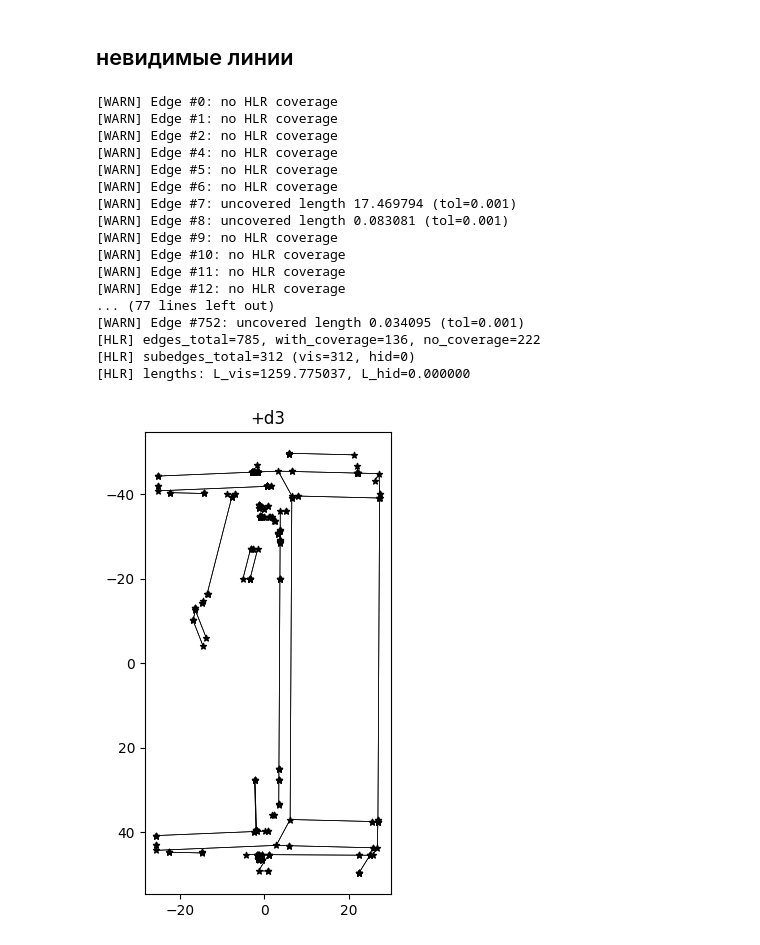
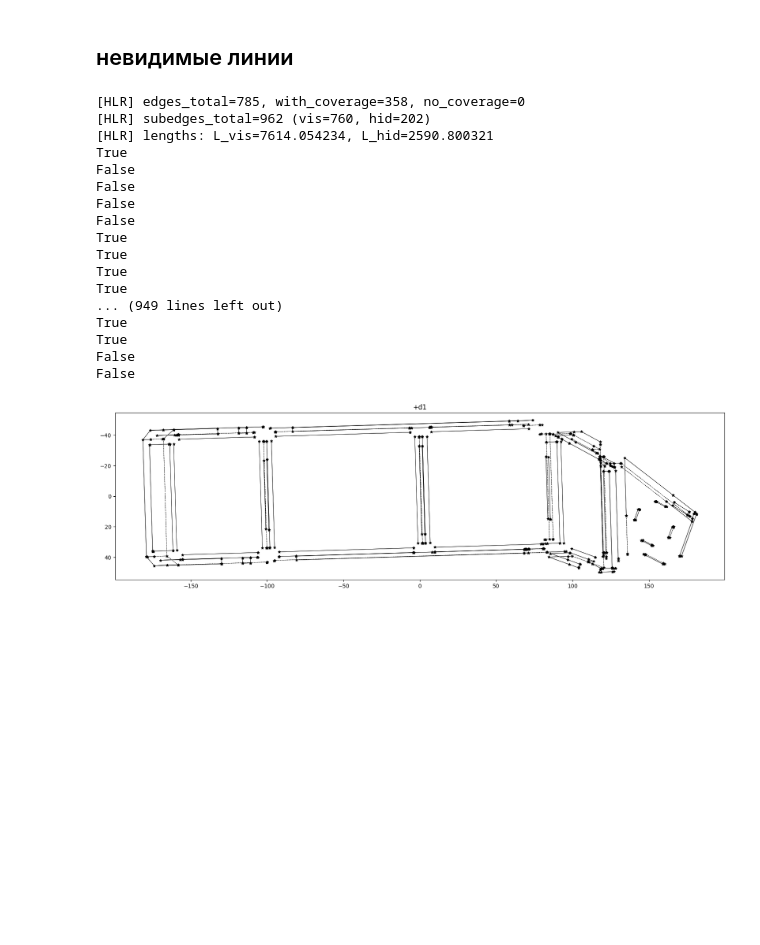
Before and after one commit to borisyich/make_drafting, a Jupyter notebook: notebooks/03_analytic_views.ipynb, the cells around one changed output. Drawn from its saved outputs; the diff is of its cells as text; code cells hidden in the pictures; blank space fills up the shorter version.

Commit message:
add unvisible lines to views

```diff
--- a/notebooks/03_analytic_views.ipynb
+++ b/notebooks/03_analytic_views.ipynb
@@ -500,42 +534,42 @@ plt.show()
 # %%
 from afr3d.drafting.drafting_vertices import build_topology_view_with_hlr_segments
 from afr3d.drafting.plotting import plot_analytic_view_with_vertices
 from afr3d.drafting.views import build_linear_view
 
-vdef = view_defs[4]              # например "+d1"
+vdef = view_defs[0]              # например "+d1"
 segments = build_linear_view(shape, vdef.ax2)    # List[ProjectedSegment2D] для этого вида
 
 view_topo = build_topology_view_with_hlr_segments(
     shape=shape,
     view_name=vdef.name,
     ax2=vdef.ax2,
     hlr_segments=segments,
 )
 
-fig, ax = plt.subplots(figsize=(12, 6))
+fig, ax = plt.subplots(figsize=(20, 6))
 plot_analytic_view_with_vertices(
     ax,
     view_topo,
     title=view_topo.name,
     show_hidden=True,         # ← рисуем скрытые пунктиром
 )
 plt.show()
 # %% [output]
-[WARN] Edge #0: no HLR coverage
-[WARN] Edge #1: no HLR coverage
-[WARN] Edge #2: no HLR coverage
-[WARN] Edge #4: no HLR coverage
-[WARN] Edge #5: no HLR coverage
-[WARN] Edge #6: no HLR coverage
-[WARN] Edge #7: uncovered length 17.469794 (tol=0.001)
-[WARN] Edge #8: uncovered length 0.083081 (tol=0.001)
-[WARN] Edge #9: no HLR coverage
-[WARN] Edge #10: no HLR coverage
-[WARN] Edge #11: no HLR coverage
-[WARN] Edge #12: no HLR coverage
-... (77 lines left out)
-[WARN] Edge #752: uncovered length 0.034095 (tol=0.001)
-[HLR] edges_total=785, with_coverage=136, no_coverage=222
-[HLR] subedges_total=312 (vis=312, hid=0)
-[HLR] lengths: L_vis=1259.775037, L_hid=0.000000
+[HLR] edges_total=785, with_coverage=358, no_coverage=0
+[HLR] subedges_total=962 (vis=760, hid=202)
+[HLR] lengths: L_vis=7614.054234, L_hid=2590.800321
+True
+False
+False
+False
+False
+True
+True
+True
+True
+... (949 lines left out)
+True
+True
+False
+False
-[figure, old version]
+[figure, new version]
```
Also changed, not shown: parts of 5 cells of this notebook, 2 other files.
